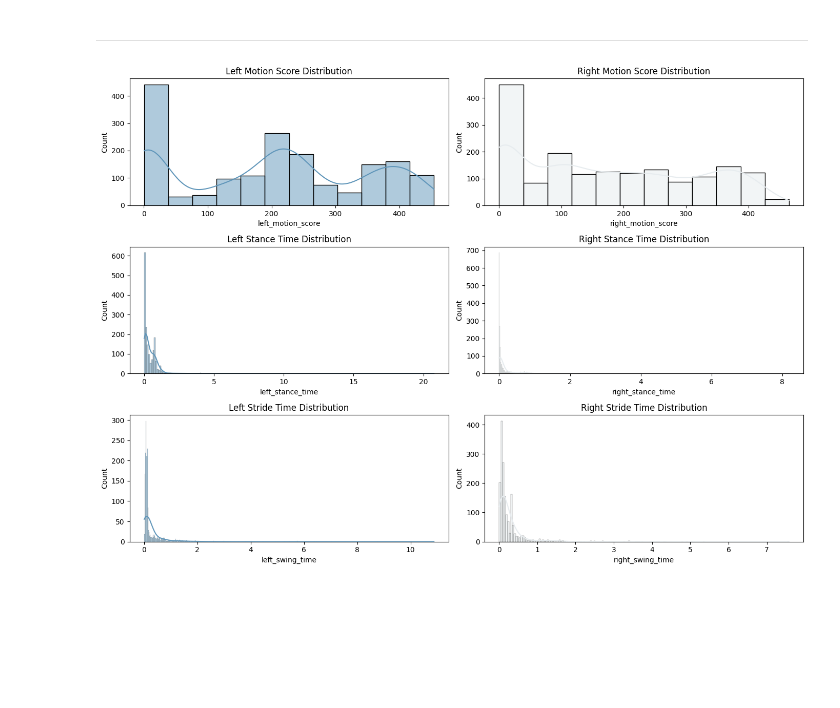
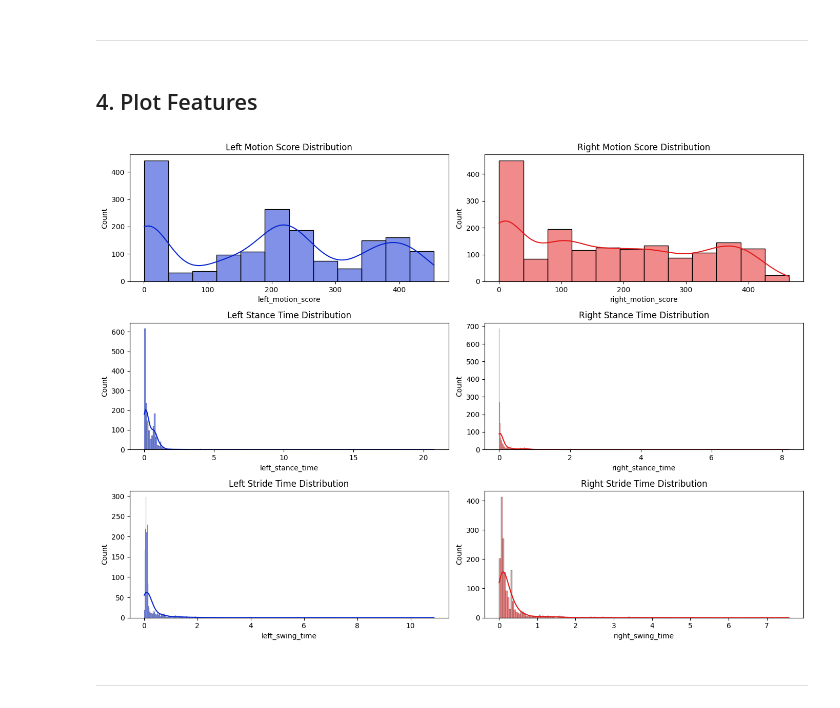
Before and after one commit to StamatisOrfanos/GaitRehab, a Jupyter notebook: gait_detection.ipynb, the cells around one changed output. Cells and saved outputs as stored; diff of their text form; code cells hidden in the pictures; blank space fills up the shorter version.

```diff
--- a/gait_detection.ipynb
+++ b/gait_detection.ipynb
@@ -341,36 +345,40 @@ plt.show()
 | Good for exploratory clustering | Components are **not interpretable**                 |
 # %% [markdown]
 ---
+# %% [markdown]
+## 4. Plot Features
 # %%
 # Distribution plots of motion scores and gait timing
 fig, axes = plt.subplots(3, 2, figsize=(14, 10))
 
 # Plotting the distributions of left and right motion scores, stance times and stride times
 
 # Motion scores
-sns.histplot(valid_data['left_motion_score'], kde=True, ax=axes[0, 0], color='#6096ba')
+sns.histplot(valid_data['left_motion_score'], kde=True, ax=axes[0, 0], color='#0524D0')
 axes[0, 0].set_title('Left Motion Score Distribution')
 
-sns.histplot(valid_data['right_motion_score'], kde=True, ax=axes[0, 1], color='#e7ecef')
+sns.histplot(valid_data['right_motion_score'], kde=True, ax=axes[0, 1], color='#e41818')
 axes[0, 1].set_title('Right Motion Score Distribution')
 
 # Stance times
-sns.histplot(valid_data['left_stance_time'].dropna(), kde=True, ax=axes[1, 0], color='#6096ba')
+sns.histplot(valid_data['left_stance_time'].dropna(), kde=True, ax=axes[1, 0], color='#0524D0')
 axes[1, 0].set_title('Left Stance Time Distribution')
 
-sns.histplot(valid_data['right_stance_time'].dropna(), kde=True, ax=axes[1, 1], color='#e7ecef')
+sns.histplot(valid_data['right_stance_time'].dropna(), kde=True, ax=axes[1, 1], color='#e41818')
 axes[1, 1].set_title('Right Stance Time Distribution')
 
 # Stride times
-sns.histplot(valid_data['left_swing_time'].dropna(), kde=True, ax=axes[2, 0], color='#6096ba')
+sns.histplot(valid_data['left_swing_time'].dropna(), kde=True, ax=axes[2, 0], color='#0524D0')
 axes[2, 0].set_title('Left Stride Time Distribution')
-sns.histplot(valid_data['right_swing_time'].dropna(), kde=True, ax=axes[2, 1], color='#e7ecef')
+sns.histplot(valid_data['right_swing_time'].dropna(), kde=True, ax=axes[2, 1], color='#e41818')
 axes[2, 1].set_title('Right Stride Time Distribution')
 
 plt.tight_layout()
 plt.show()
 # %% [output]
-[figure, old version]
+[figure, new version]
+# %% [markdown]
+---
 # %%
 # 1. Option 1
 # # from sklearn.utils import resample
```
Also changed, not shown: parts of 3 cells of this notebook, 2 other files.
